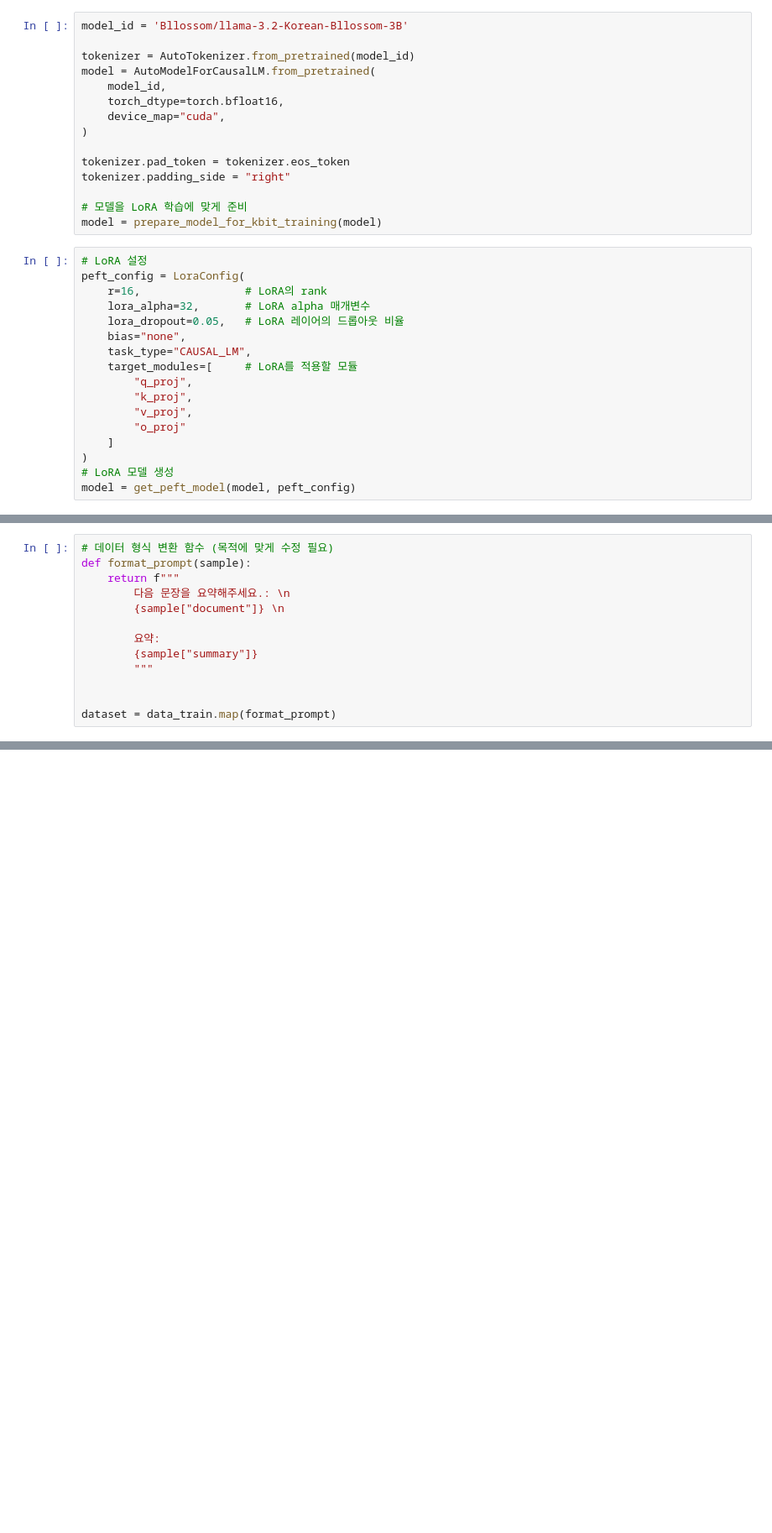
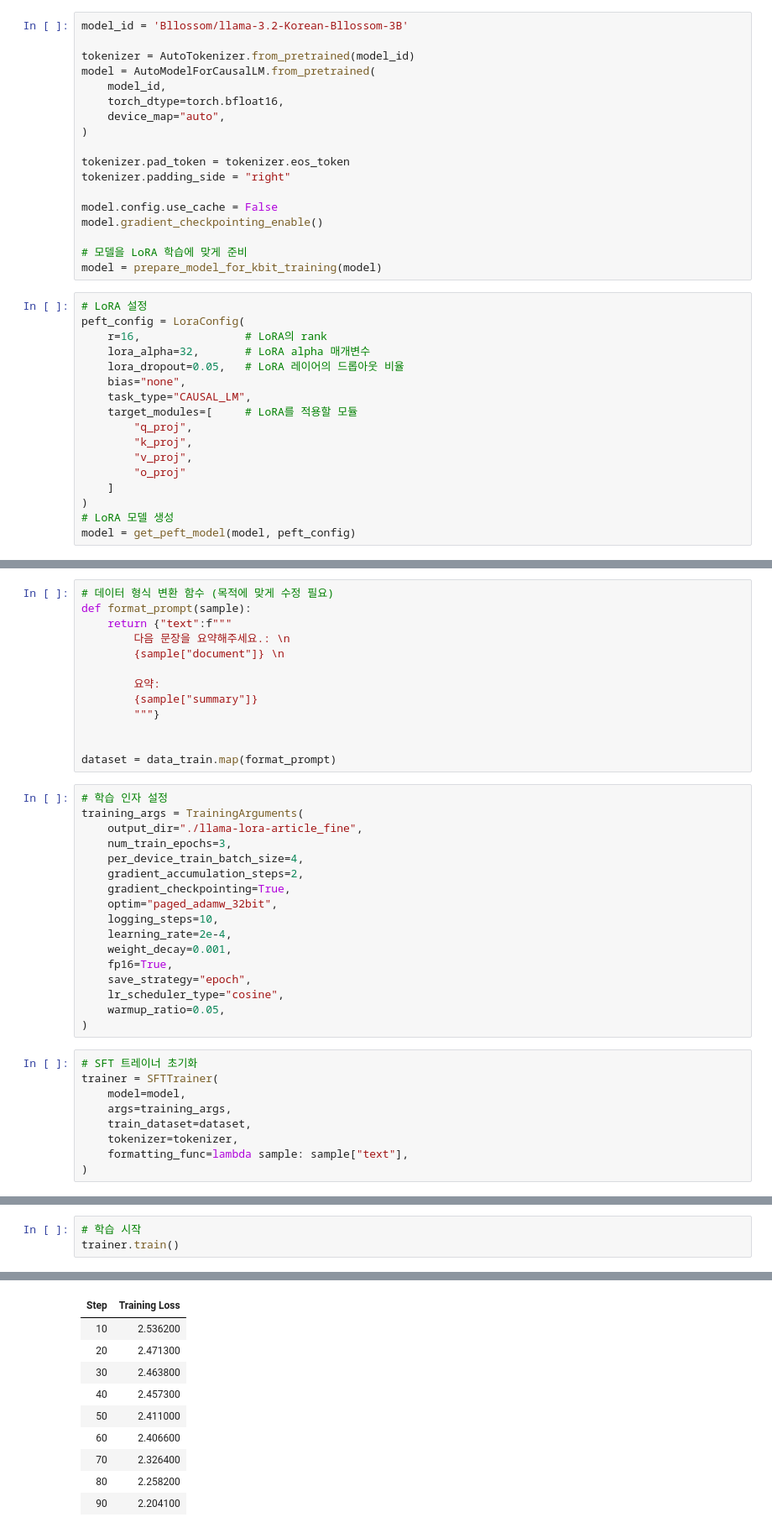
Before and after one commit to Wanted-Potenup/News_Reader_CharacterVoice, a Jupyter notebook: Main/Kor_llama_summarization_finetune.ipynb, the cells around one changed output, grey strips where cells are left out. Shown at 84% size. Saved outputs shown, nothing was run; the diff lists cells and outputs as text; blank space fills up the shorter version.

```diff
--- a/Main/Kor_llama_summarization_finetune.ipynb
+++ b/Main/Kor_llama_summarization_finetune.ipynb
@@ -167,12 +182,15 @@ tokenizer = AutoTokenizer.from_pretrained(model_id)
 model = AutoModelForCausalLM.from_pretrained(
     model_id,
     torch_dtype=torch.bfloat16,
-    device_map="cuda",
+    device_map="auto",
 )
 
 tokenizer.pad_token = tokenizer.eos_token
 tokenizer.padding_side = "right"
 
+model.config.use_cache = False
+model.gradient_checkpointing_enable()
+
 # 모델을 LoRA 학습에 맞게 준비
 model = prepare_model_for_kbit_training(model)
 # %%
@@ -206,13 +213,39 @@ model = get_peft_model(model, peft_config)
 # %%
 # 데이터 형식 변환 함수 (목적에 맞게 수정 필요)
 def format_prompt(sample):
-    return f"""
+    return {"text":f"""
         다음 문장을 요약해주세요.: \n
         {sample["document"]} \n
 
         요약:
         {sample["summary"]}
-        """
+        """}
 
 
 dataset = data_train.map(format_prompt)
+# %%
+# 학습 인자 설정
+training_args = TrainingArguments(
+    output_dir="./llama-lora-article_fine",
+    num_train_epochs=3,
+    per_device_train_batch_size=4,
+    gradient_accumulation_steps=2,
+    gradient_checkpointing=True,
+    optim="paged_adamw_32bit",
+    logging_steps=10,
+    learning_rate=2e-4,
+    weight_decay=0.001,
+    fp16=True,
+    save_strategy="epoch",
+    lr_scheduler_type="cosine",
+    warmup_ratio=0.05,
+)
+# %%
+# SFT 트레이너 초기화
+trainer = SFTTrainer(
+    model=model,
+    args=training_args,
+    train_dataset=dataset,
+    tokenizer=tokenizer,
+    formatting_func=lambda sample: sample["text"],
+)
@@ -218,0 +254,4 @@ dataset = data_train.map(format_prompt)
+# %%
+# 학습 시작
+trainer.train()
+# %% [output]
@@ -218,0 +259,10 @@ dataset = data_train.map(format_prompt)
+| Step | Training Loss |
+| 10 | 2.536200 |
+| 20 | 2.471300 |
+| 30 | 2.463800 |
+| 40 | 2.457300 |
+| 50 | 2.411000 |
+| 60 | 2.406600 |
+| 70 | 2.326400 |
+| 80 | 2.258200 |
+| 90 | 2.204100 |
```
Also changed, not shown: parts of 6 cells of this notebook, 10 other files.
